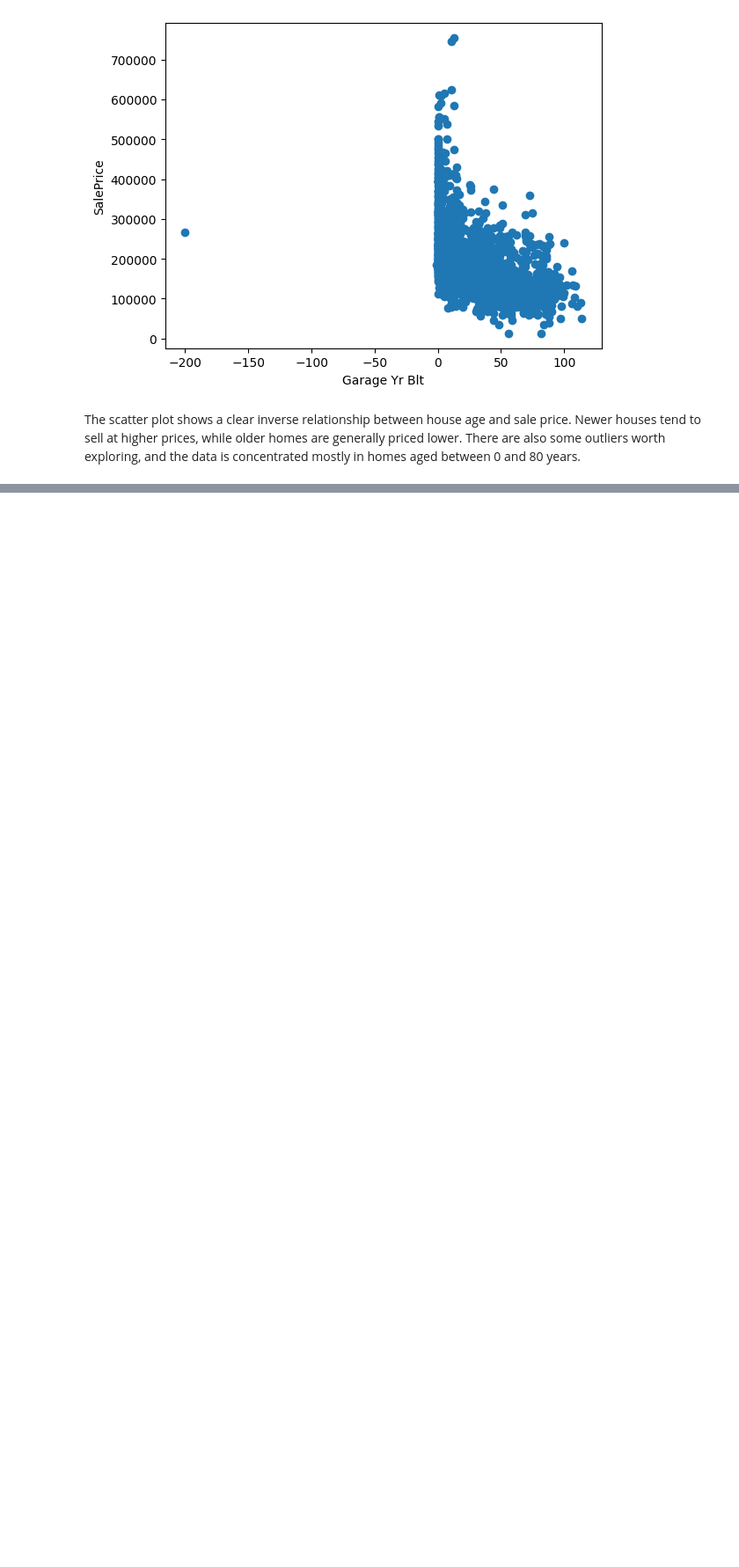
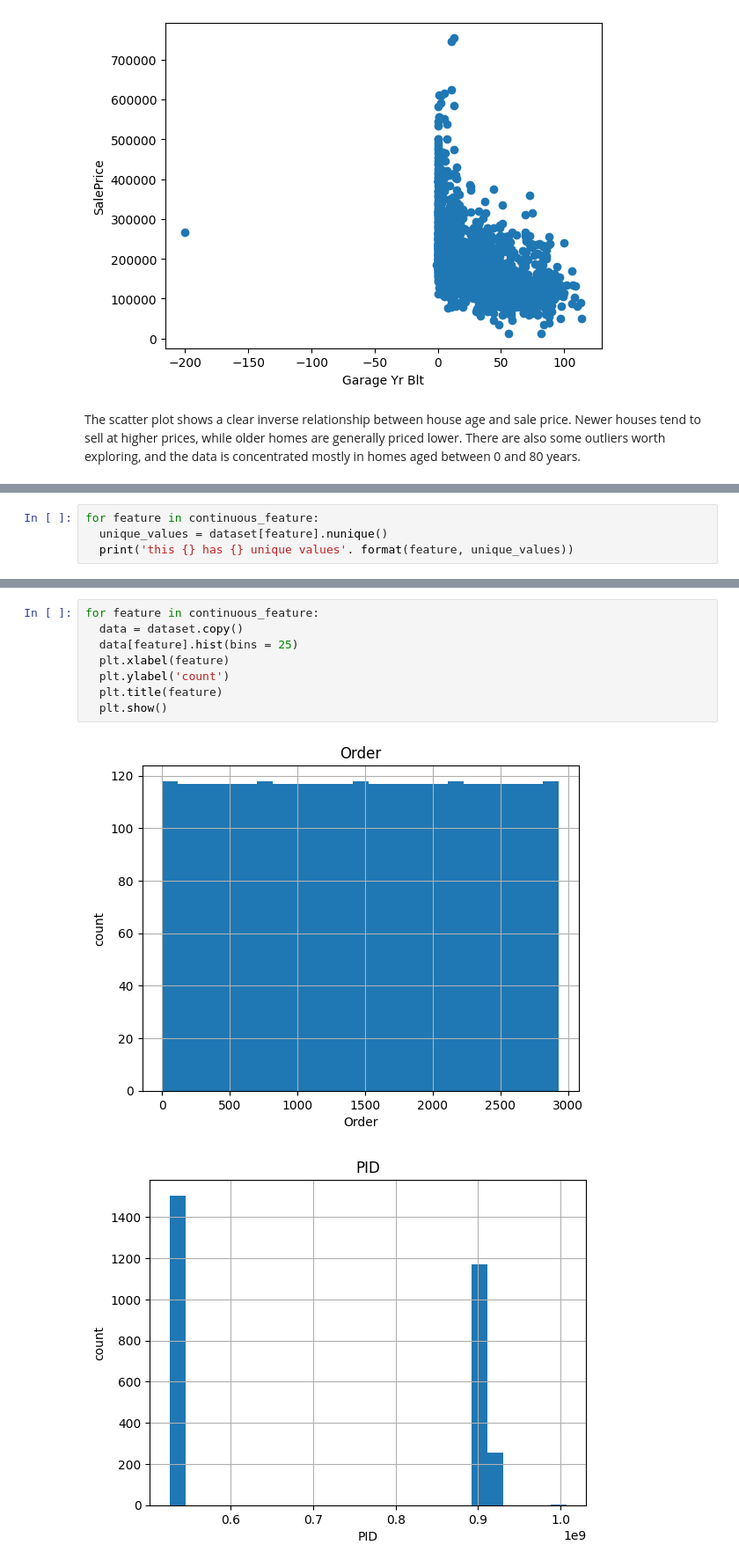
Before and after one commit to amarpoji/ames-housing-project, a Jupyter notebook: notebooks/eda_krishnaik.ipynb, the cells around one changed output, grey strips where cells are left out. Shown at 88% size. Saved outputs shown, nothing was run; the diff lists cells and outputs as text; blank space fills up the shorter version.

```diff
--- a/notebooks/eda_krishnaik.ipynb
+++ b/notebooks/eda_krishnaik.ipynb
@@ -201,0 +236,4 @@ The scatter plot shows a clear inverse relationship between house age and sale p
+# %%
+for feature in continuous_feature:
+  unique_values = dataset[feature].nunique()
+  print('this {} has {} unique values'. format(feature, unique_values))
@@ -201,0 +258,11 @@ The scatter plot shows a clear inverse relationship between house age and sale p
+# %%
+for feature in continuous_feature:
+  data = dataset.copy()
+  data[feature].hist(bins = 25)
+  plt.xlabel(feature)
+  plt.ylabel('count')
+  plt.title(feature)
+  plt.show()
+# %% [output]
+[figure, added]
+[figure, added]
```
Also changed, not shown: parts of 18 cells of this notebook.
